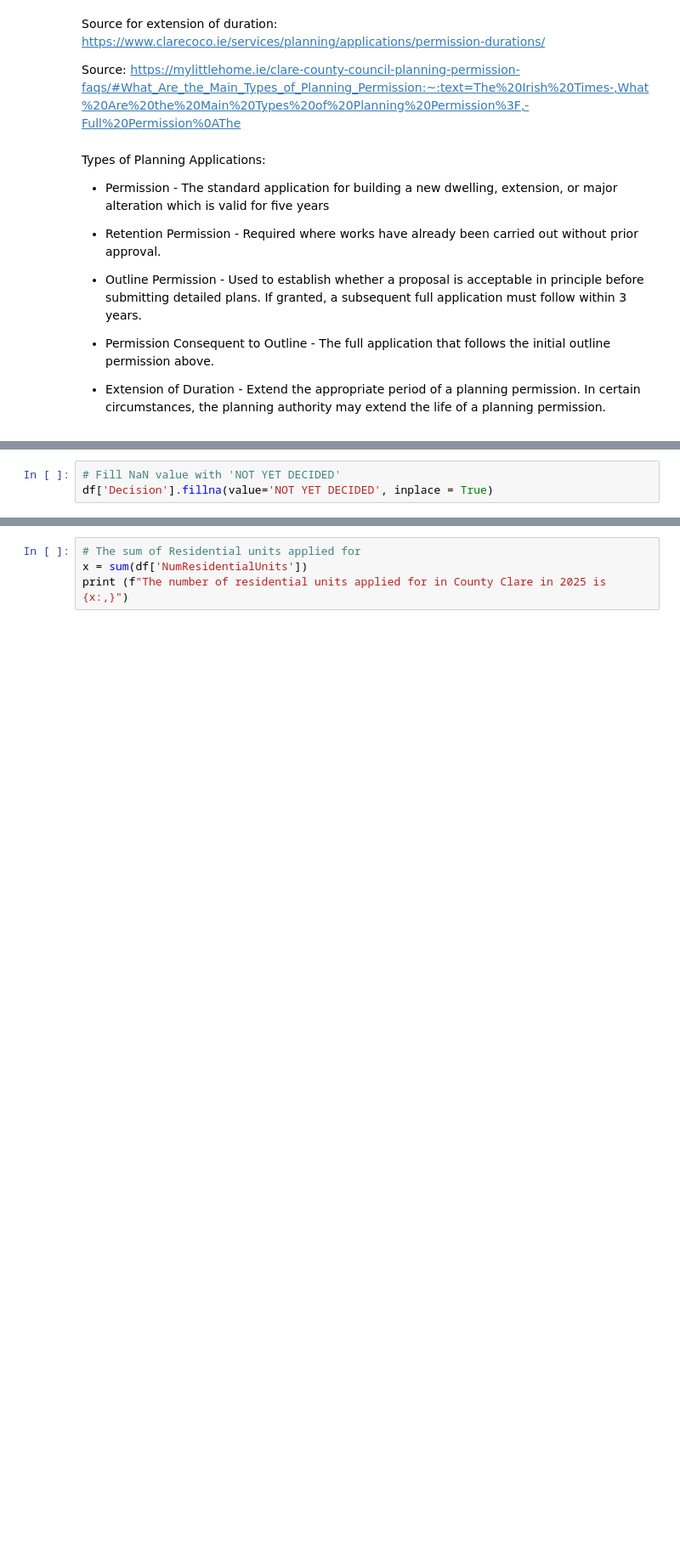
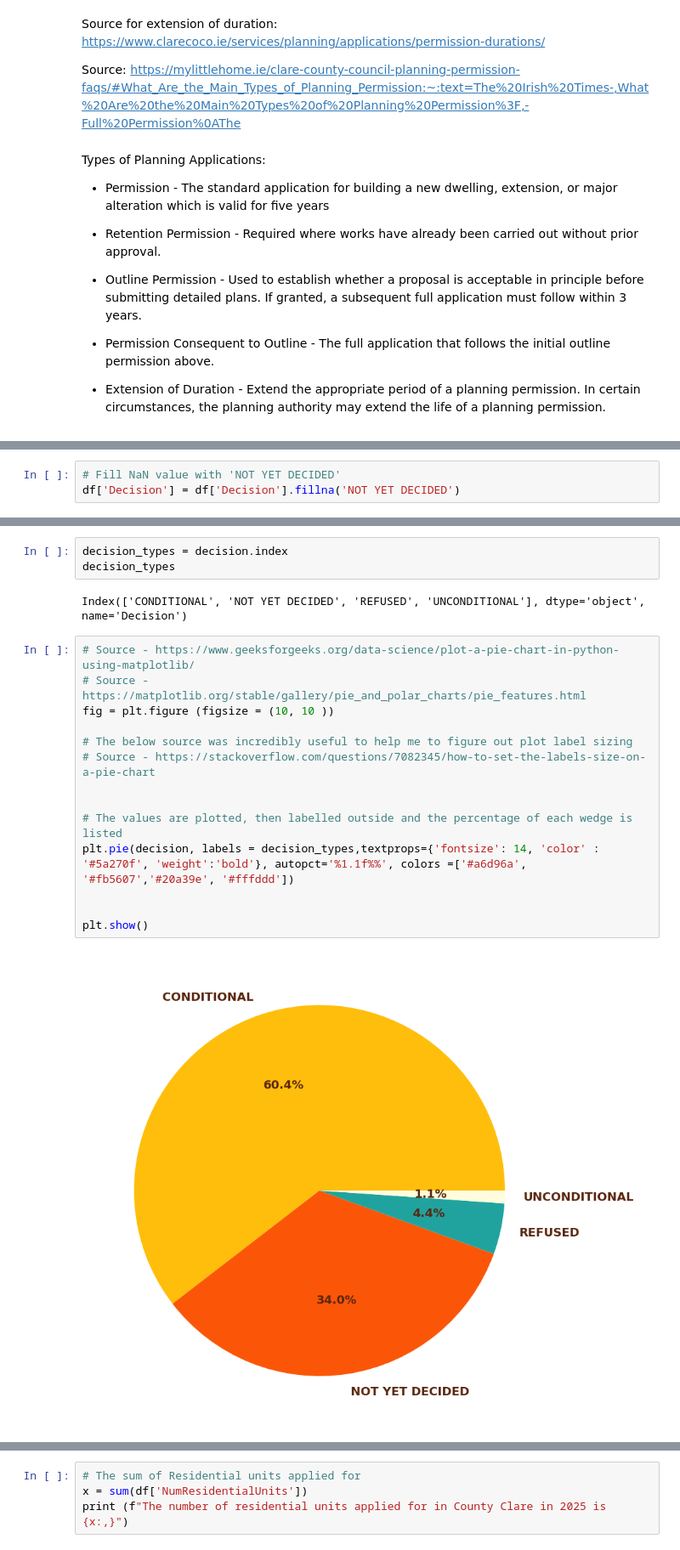
Before and after one commit to FaolanH/programming-for-data-analytics, a Jupyter notebook: pfda-project/project.ipynb, the cells around one changed output, grey strips where cells are left out. Shown at 85% size. Cells and saved outputs as stored; diff of their text form; blank space fills up the shorter version.

Commit message:
Creating a pie chart for the decisions

```diff
--- a/pfda-project/project.ipynb
+++ b/pfda-project/project.ipynb
@@ -140,6 +145,6 @@ Types of Planning Applications:
 # %%
 # Fill NaN value with 'NOT YET DECIDED'
-df['Decision'].fillna(value='NOT YET DECIDED', inplace = True)
+df['Decision'] = df['Decision'].fillna('NOT YET DECIDED')
 # %%
 # I also need to determine the outcome of the applications that have decisions
 # Source: https://www.geeksforgeeks.org/python/get-unique-values-from-a-column-in-pandas-dataframe/#:~:text=Using%20value_counts()
@@ -155,3 +159,24 @@ NOT YET DECIDED    399
 REFUSED             52
 UNCONDITIONAL       13
 Name: count, dtype: int64
+# %%
+decision_types = decision.index
+decision_types
+# %% [output]
+Index(['CONDITIONAL', 'NOT YET DECIDED', 'REFUSED', 'UNCONDITIONAL'], dtype='object', name='Decision')
+# %%
+# Source - https://www.geeksforgeeks.org/data-science/plot-a-pie-chart-in-python-using-matplotlib/
+# Source -  https://matplotlib.org/stable/gallery/pie_and_polar_charts/pie_features.html
+fig = plt.figure (figsize = (10, 10 ))
+
+# The below source was incredibly useful to help me to figure out plot label sizing
+# Source - https://stackoverflow.com/questions/7082345/how-to-set-the-labels-size-on-a-pie-chart
+
+
+# The values are plotted, then labelled outside and the percentage of each wedge is listed
+plt.pie(decision, labels = decision_types,textprops={'fontsize': 14, 'color' : '#5a270f', 'weight':'bold'}, autopct='%1.1f%%', colors =['#a6d96a', '#fb5607','#20a39e', '#fffddd'])
+
+
+plt.show()
+# %% [output]
+[figure, added]
```
Also changed, not shown: parts of 6 cells of this notebook.
